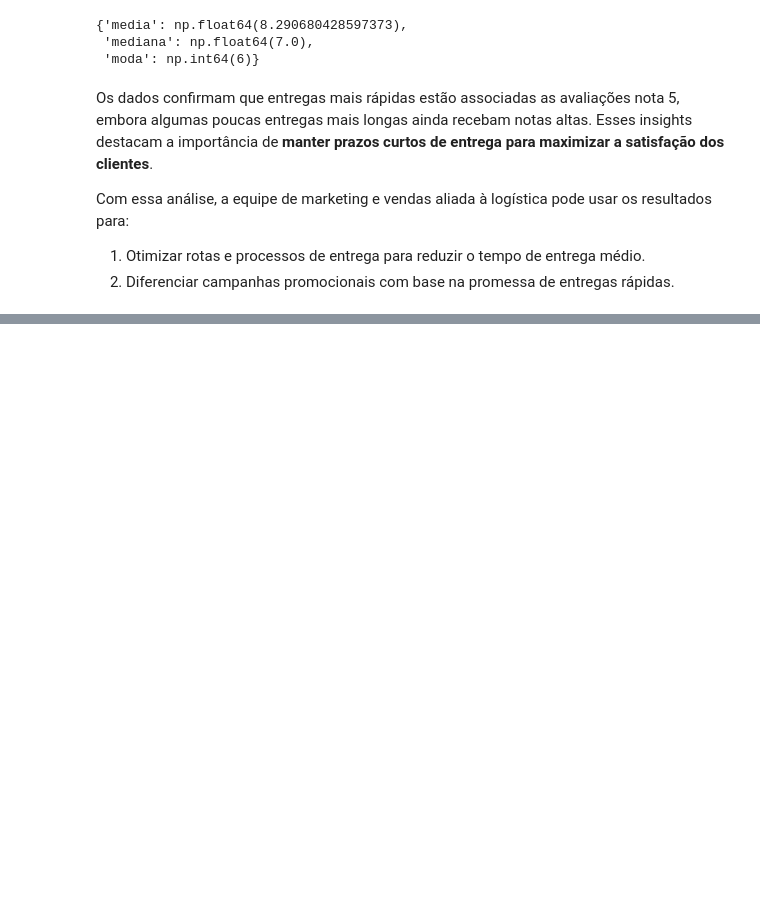
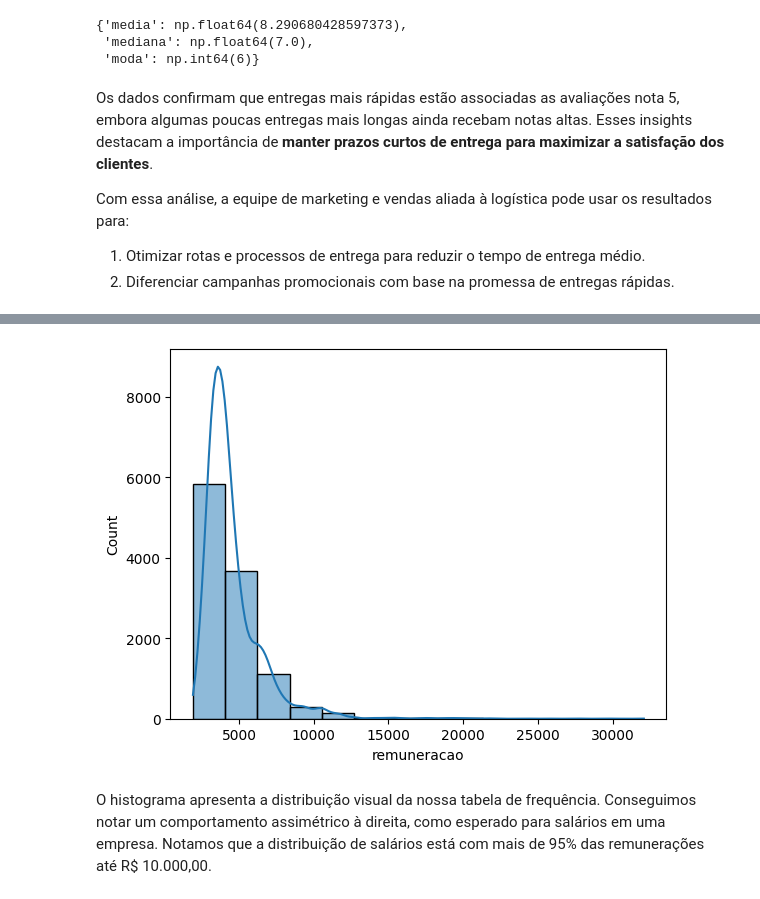
Before and after one commit to biellrodri/data-science-alura, a Jupyter notebook: formacao-estatistica-ML/projeto_consultoria.ipynb, the cells around one changed output, grey strips where cells are left out. Cells and saved outputs as stored; diff of their text form; code cells hidden in the pictures; blank space fills up the shorter version.

```diff
--- a/formacao-estatistica-ML/projeto_consultoria.ipynb
+++ b/formacao-estatistica-ML/projeto_consultoria.ipynb
@@ -796,0 +819,4 @@ Com essa análise, a equipe de marketing e vendas aliada à logística pode usar
+# %%
+#importando a nova base de dados
+url = 'https://raw.githubusercontent.com/alura-cursos/Estatisticas-Python-frequencias-medidas/refs/heads/main/dados/colaboradores.csv'
+colaboradores = pd.read_csv(url)
@@ -796,0 +833,4 @@ Com essa análise, a equipe de marketing e vendas aliada à logística pode usar
+# %%
+#obtendo o número de registros dentro do dataset
+n = len(colaboradores)
+n
@@ -796,0 +920,7 @@ Com essa análise, a equipe de marketing e vendas aliada à logística pode usar
+# %%
+sns.histplot(bins=int(k), data=colaboradores, x='remuneracao', kde=True)
+plt.show()
+# %% [output]
+[figure, added]
+# %% [markdown]
+O histograma apresenta a distribuição visual da nossa tabela de frequência. Conseguimos notar um comportamento assimétrico à direita, como esperado para salários em uma empresa. Notamos que a distribuição de salários está com mais de 95% das remunerações até R$ 10.000,00.
```
Also changed, not shown: parts of 12 cells of this notebook.
